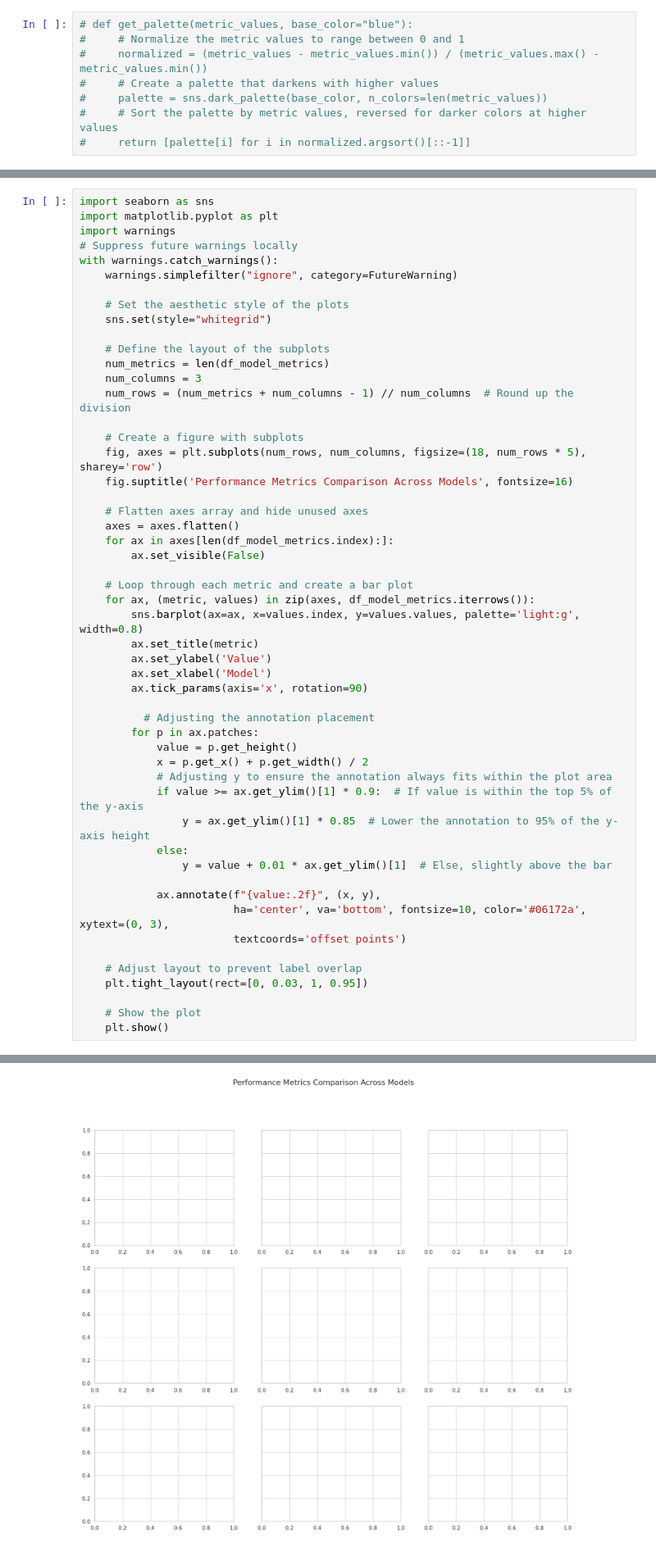
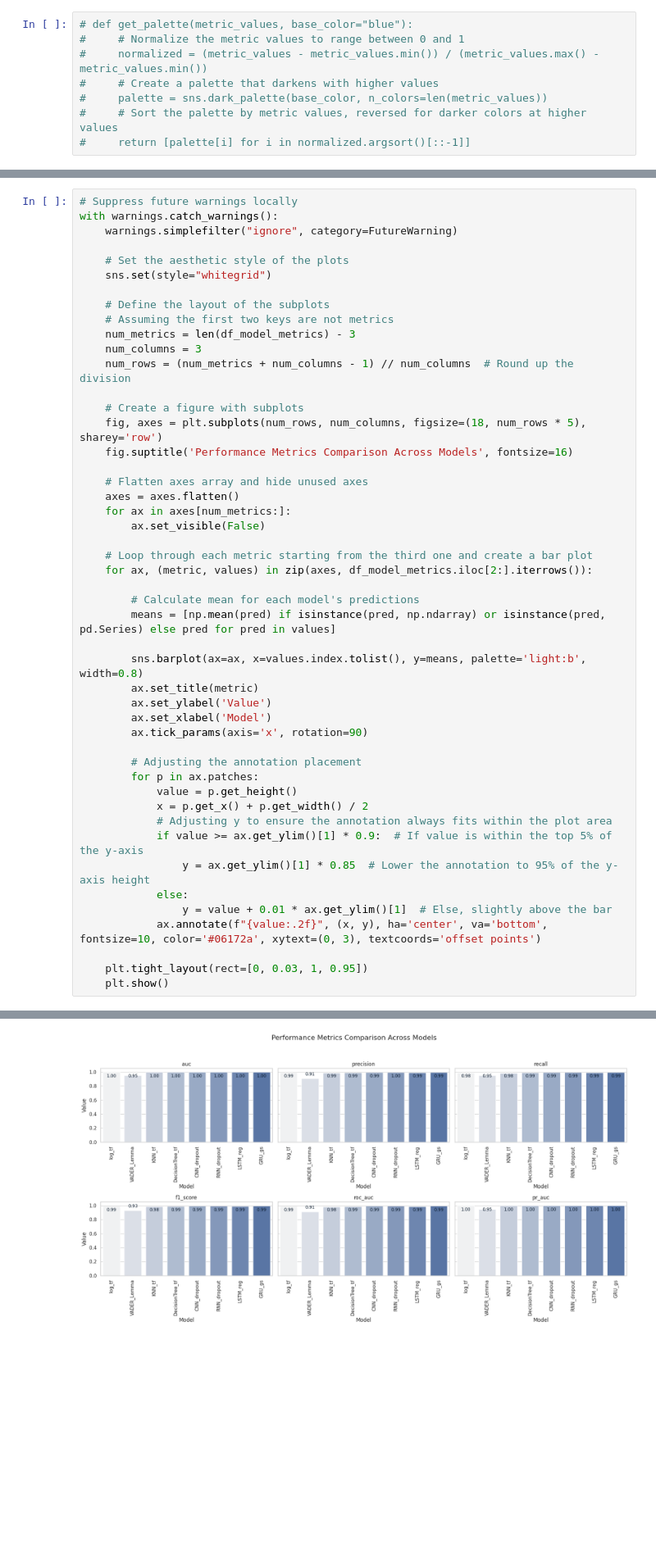
Before and after one commit to agomolka/MAThesisSentimentAnalysis, a Jupyter notebook: Social_Media_Text_Sentiment_Analysis.ipynb, the cells around one changed output, grey strips where cells are left out. Shown at 82% size. Cells and saved outputs as stored; diff of their text form; blank space fills up the shorter version.

```diff
--- a/Social_Media_Text_Sentiment_Analysis.ipynb
+++ b/Social_Media_Text_Sentiment_Analysis.ipynb
@@ -2619,7 +2681,4 @@ df_model_metrics = df_model_metrics.T
 # %%
-import seaborn as sns
-import matplotlib.pyplot as plt
-import warnings
 # Suppress future warnings locally
 with warnings.catch_warnings():
     warnings.simplefilter("ignore", category=FutureWarning)
@@ -2628,7 +2687,8 @@ with warnings.catch_warnings():
     sns.set(style="whitegrid")
 
     # Define the layout of the subplots
-    num_metrics = len(df_model_metrics)
+    # Assuming the first two keys are not metrics
+    num_metrics = len(df_model_metrics) - 3
     num_columns = 3
     num_rows = (num_metrics + num_columns - 1) // num_columns  # Round up the division
 
@@ -2638,18 +2698,22 @@ with warnings.catch_warnings():
 
     # Flatten axes array and hide unused axes
     axes = axes.flatten()
-    for ax in axes[len(df_model_metrics.index):]:
+    for ax in axes[num_metrics:]:
         ax.set_visible(False)
 
-    # Loop through each metric and create a bar plot
-    for ax, (metric, values) in zip(axes, df_model_metrics.iterrows()):
-        sns.barplot(ax=ax, x=values.index, y=values.values, palette='light:g', width=0.8)
+    # Loop through each metric starting from the third one and create a bar plot
+    for ax, (metric, values) in zip(axes, df_model_metrics.iloc[2:].iterrows()):
+
+        # Calculate mean for each model's predictions
+        means = [np.mean(pred) if isinstance(pred, np.ndarray) or isinstance(pred, pd.Series) else pred for pred in values]
+
+        sns.barplot(ax=ax, x=values.index.tolist(), y=means, palette='light:b', width=0.8)
         ax.set_title(metric)
         ax.set_ylabel('Value')
         ax.set_xlabel('Model')
         ax.tick_params(axis='x', rotation=90)
 
-          # Adjusting the annotation placement
+        # Adjusting the annotation placement
         for p in ax.patches:
             value = p.get_height()
             x = p.get_x() + p.get_width() / 2
@@ -2658,14 +2722,8 @@ with warnings.catch_warnings():
                 y = ax.get_ylim()[1] * 0.85  # Lower the annotation to 95% of the y-axis height
             else:
                 y = value + 0.01 * ax.get_ylim()[1]  # Else, slightly above the bar
+            ax.annotate(f"{value:.2f}", (x, y), ha='center', va='bottom', fontsize=10, color='#06172a', xytext=(0, 3), textcoords='offset points')
 
-            ax.annotate(f"{value:.2f}", (x, y),
-                        ha='center', va='bottom', fontsize=10, color='#06172a', xytext=(0, 3),
-                        textcoords='offset points')
-
-    # Adjust layout to prevent label overlap
     plt.tight_layout(rect=[0, 0.03, 1, 0.95])
-
-    # Show the plot
     plt.show()
 # %% [output]
@@ -2673 +2730 @@ ValueError: The truth value of an array with more than one element is ambiguous.
-[figure, old version]
+[figure, new version]
```
Also changed, not shown: parts of 64 cells of this notebook.
